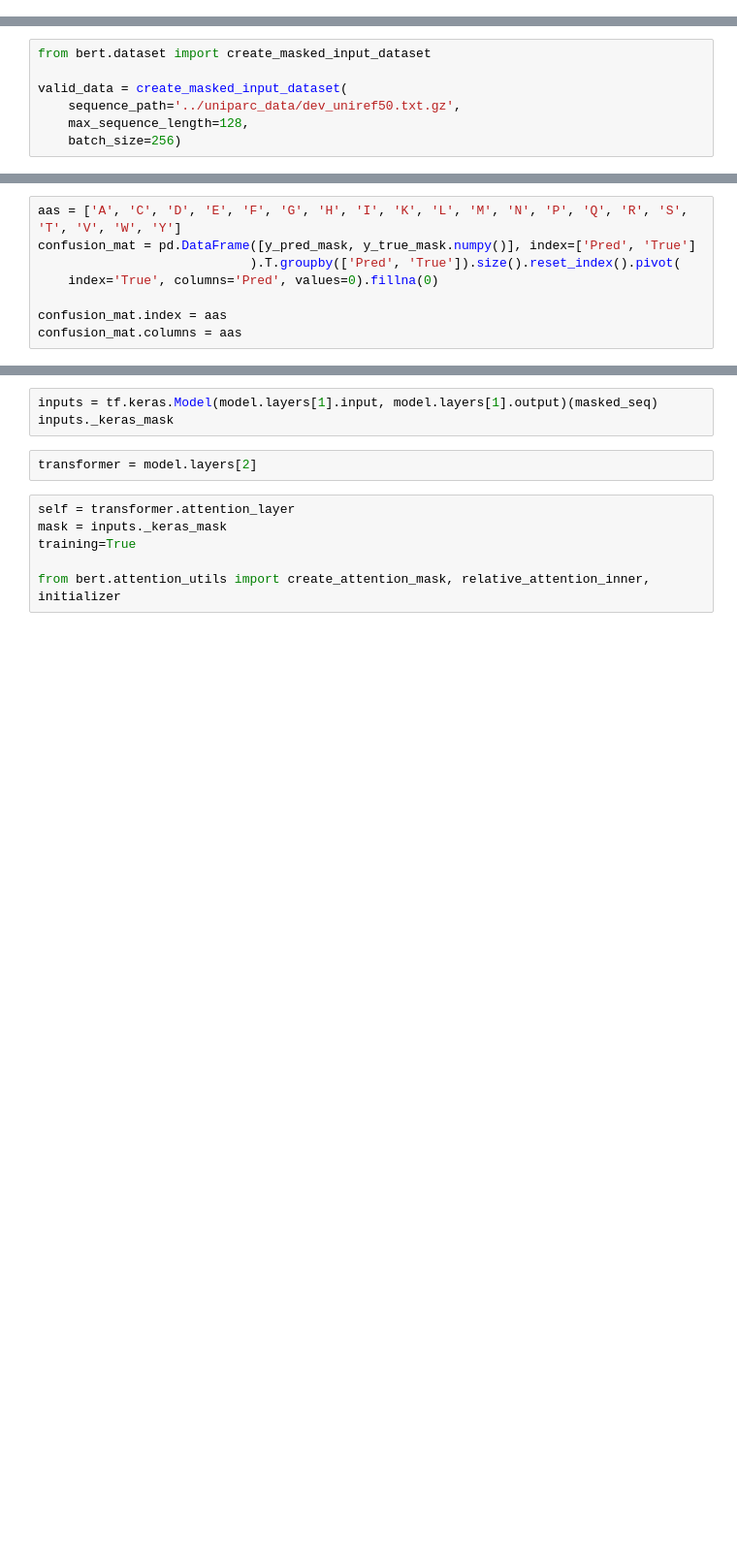
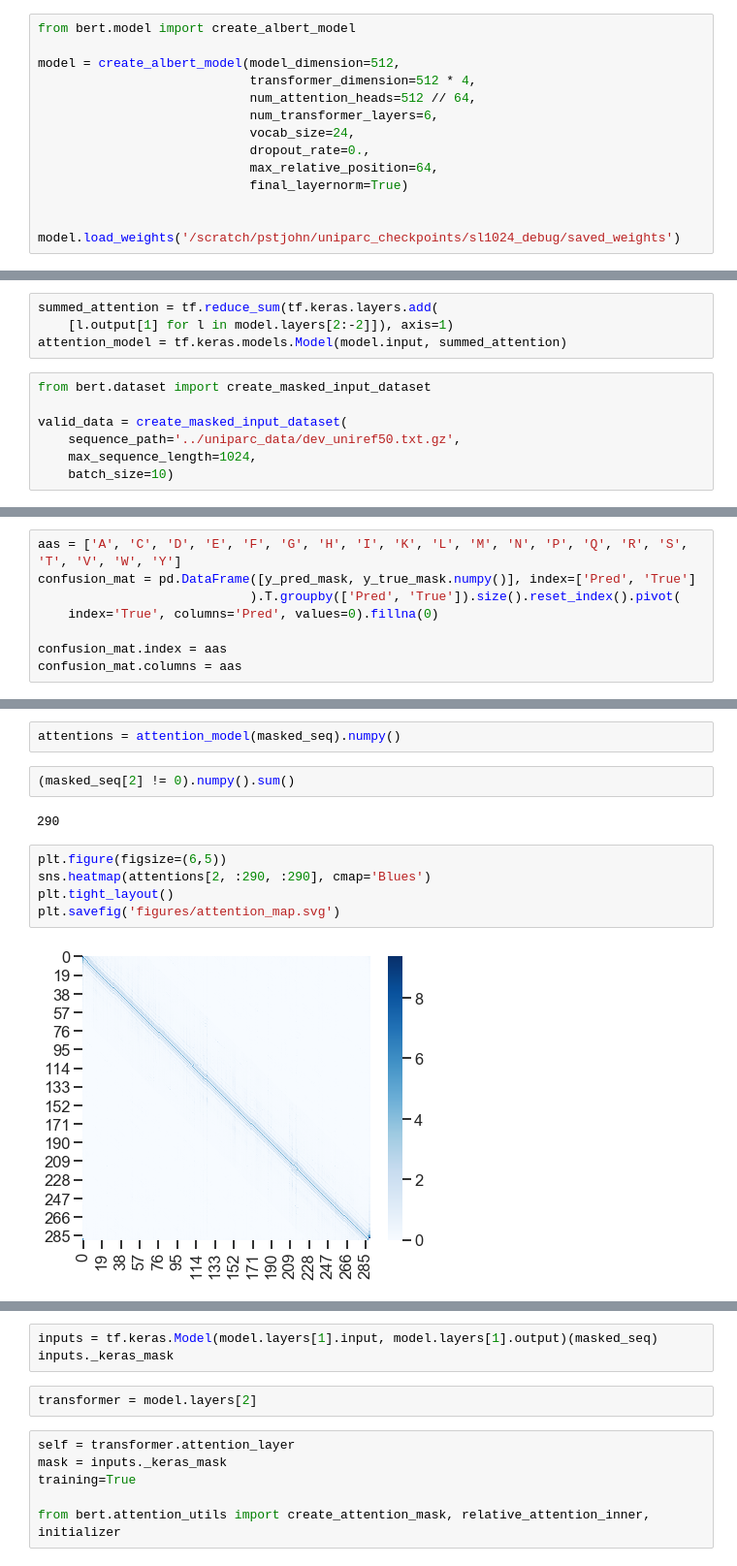
Before and after one commit to pstjohn/uniparc_modeling, a Jupyter notebook: check_progress.ipynb, the cells around one changed output, grey strips where cells are left out. Shown: that part at 97% size. Saved outputs shown, nothing was run; the diff lists cells and outputs as text; blank space fills up the shorter version.

```diff
--- a/check_progress.ipynb
+++ b/check_progress.ipynb
@@ -38,0 +24,14 @@ model = tf.keras.models.load_model('/scratch/pstjohn/dist_sl128_nowd_checkpoints
+# %%
+from bert.model import create_albert_model
+
+model = create_albert_model(model_dimension=512,
+                            transformer_dimension=512 * 4,
+                            num_attention_heads=512 // 64,
+                            num_transformer_layers=6,
+                            vocab_size=24,
+                            dropout_rate=0.,
+                            max_relative_position=64,
+                            final_layernorm=True)
+
+
+model.load_weights('/scratch/pstjohn/uniparc_checkpoints/sl1024_debug/saved_weights')
@@ -39,10 +60,14 @@ model = tf.keras.models.load_model('/scratch/pstjohn/dist_sl128_nowd_checkpoints
+# %%
+summed_attention = tf.reduce_sum(tf.keras.layers.add(
+    [l.output[1] for l in model.layers[2:-2]]), axis=1)
+attention_model = tf.keras.models.Model(model.input, summed_attention)
 # %%
 from bert.dataset import create_masked_input_dataset
 
 valid_data = create_masked_input_dataset(
     sequence_path='../uniparc_data/dev_uniref50.txt.gz',
-    max_sequence_length=128,
-    batch_size=256)
+    max_sequence_length=1024,
+    batch_size=10)
 # %%
 masked_seq, true_values = next(iter(valid_data))
 # %%
@@ -112,0 +152,13 @@ _ = ax_joint.set_yticklabels(aas)
+# %%
+attentions = attention_model(masked_seq).numpy()
+# %%
+(masked_seq[2] != 0).numpy().sum()
+# %% [output]
+290
+# %%
+plt.figure(figsize=(6,5))
+sns.heatmap(attentions[2, :290, :290], cmap='Blues')
+plt.tight_layout()
+plt.savefig('figures/attention_map.svg')
+# %% [output]
+[figure, added]
```
Also changed, not shown: parts of 17 cells of this notebook, 12 other files.
